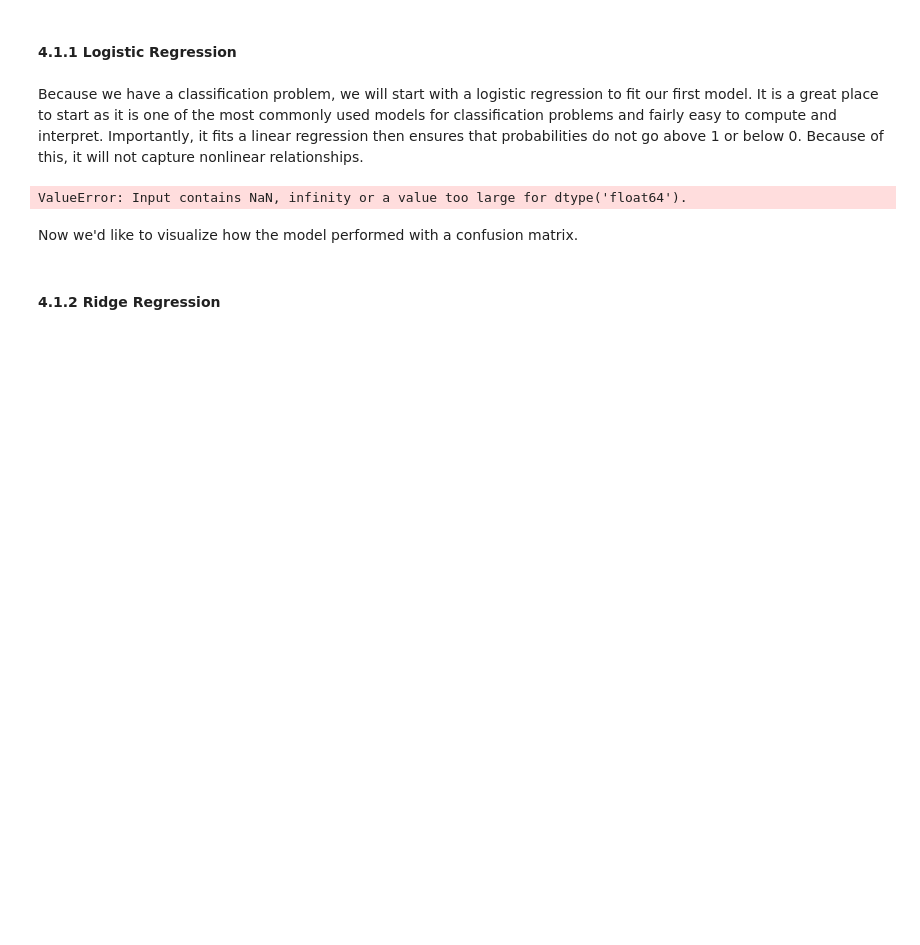
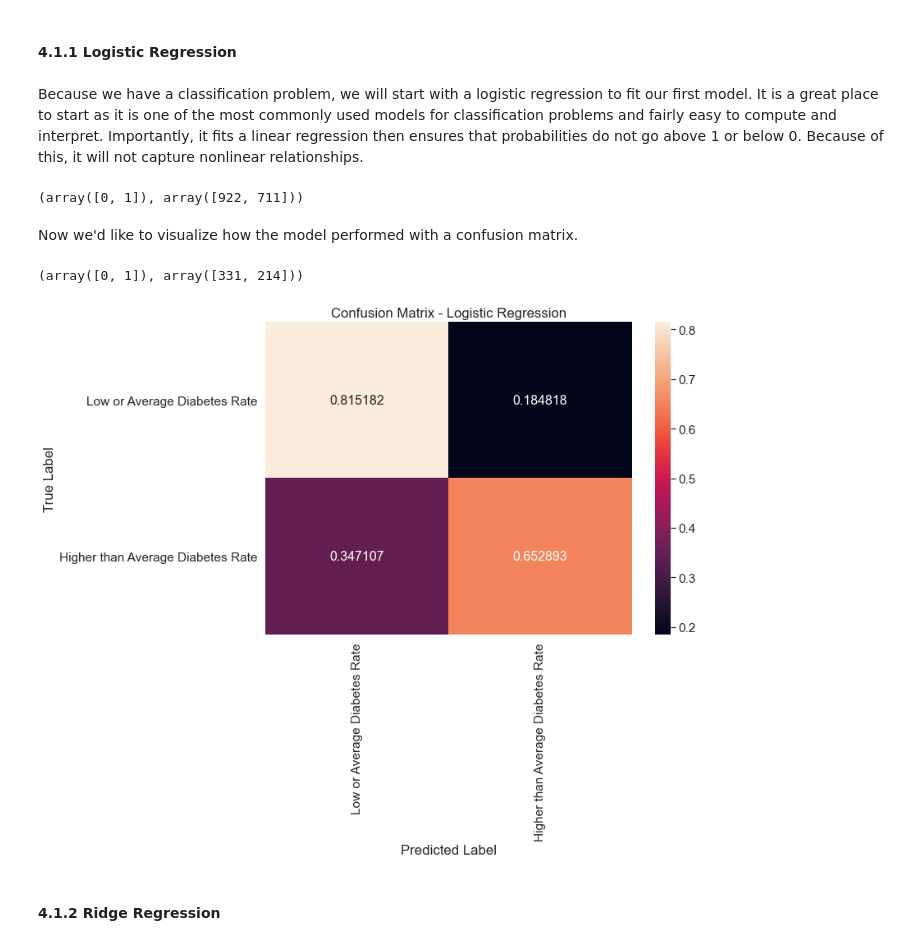
Before and after one commit to shrutibathia/CSS_Project2_Team2_Fall2020, a Jupyter notebook: Project2.ipynb, the cells around one changed output. Drawn from its saved outputs; the diff is of its cells as text; code cells hidden in the pictures; blank space fills up the shorter version.

```diff
--- a/Project2.ipynb
+++ b/Project2.ipynb
@@ -99,6 +99,9 @@ Create a binary variable identifying counties with diabetes rates that are above
 # question from Angel: is "above average" good enough for our model if we want to predict counties with the *highest* diabetes rates?
 # alternative measure: predict counties with diabetes rates in the top quartile or quintile of diabetes rates?
 mydata_norm['diabetes_above_avg'] = np.where(mydata_norm['Diabetes_Number'] > np.mean(mydata_norm['Diabetes_Number']), 1, 0)
+mydata_norm = mydata_norm.dropna(axis=0, how='any')
+# remove race total column, which was breaking logreg model
+mydata_norm = mydata_norm.drop('race_total population', axis=1)
 mydata_norm.head()
 # here is the code for top quintile: np.nanquantile(mydata_norm['Diabetes_Number'],q=0.8)
 # and top quartile: np.nanquantile(mydata_norm['Diabetes_Number'],q=0.75)
@@ -232,6 +235,10 @@ _Choose 5 different machine learning techniques. Detail the basic logic and assu
 #### 4.1.1 Logistic Regression
 # %% [markdown]
 Because we have a classification problem, we will start with a logistic regression to fit our first model. It is a great place to start as it is one of the most commonly used models for classification problems and fairly easy to compute and interpret. Importantly, it fits a linear regression then ensures that probabilities do not go above 1 or below 0. Because of this, it will not capture nonlinear relationships.
+# %%
+np.unique(y_train, return_counts=True)
+# %% [output]
+(array([0, 1]), array([922, 711]))
 # %%
 from sklearn.linear_model import Ridge, Lasso, LogisticRegression
 from sklearn.metrics import confusion_matrix
@@ -240,38 +247,43 @@ from sklearn.metrics import confusion_matrix
 log_reg = LogisticRegression()
 
 # fit the model
-log_model = log_reg.fit(X_train, y_train)
+log_model = log_reg.fit(X_train.drop('CountyFIPS', axis = 1), y_train)
 
-y_pred = log_model.predict(X_validate)
+y_pred = log_model.predict(X_validate.drop('CountyFIPS', axis = 1))
 
 # this runs the following ValueError: Input contains NaN, infinity or a value too large for dtype('float64').
 # I tried running X_train = np.nan_to_num(X_train) but didn't work
 # I also tried checking for NAN and infinity values for X_train: X_train.isinf().values.any() but also got errors
-# %% [output]
-ValueError: Input contains NaN, infinity or a value too large for dtype('float64').
 # %% [markdown]
 Now we'd like to visualize how the model performed with a confusion matrix.
+# %%
+np.unique(y_pred, return_counts=True)
+#X_train.drop('race_total population', axis = 1)
+# %% [output]
+(array([0, 1]), array([331, 214]))
 # %%
 import seaborn as sns
 
 cf_matrix = confusion_matrix(y_validate, y_pred, normalize = "true")
 
 df_cm = pd.DataFrame(cf_matrix, range(2),
                   range(2))
 
 df_cm = df_cm.rename(index=str, columns={0: "Low or Average Diabetes Rate", 1: "Higher than Average Diabetes Rate"})
-df_cm.index = ["Lower than average diabetes", "Higher than average diabetes"]
+df_cm.index = ["Low or Average Diabetes Rate", "Higher than Average Diabetes Rate"]
 plt.figure(figsize = (10,7))
 sns.set(font_scale=1.4)#for label size
 sns.heatmap(df_cm,
            annot=True,
            annot_kws={"size": 16},
            fmt='g')
 
 plt.title("Confusion Matrix - Logistic Regression")
 plt.xlabel("Predicted Label")
 plt.ylabel("True Label")
 plt.show()
+# %% [output]
+[figure, added]
 # %% [markdown]
 #### 4.1.2 Ridge Regression
 # %% [markdown]
```
Also changed, not shown: parts of 17 cells of this notebook.
